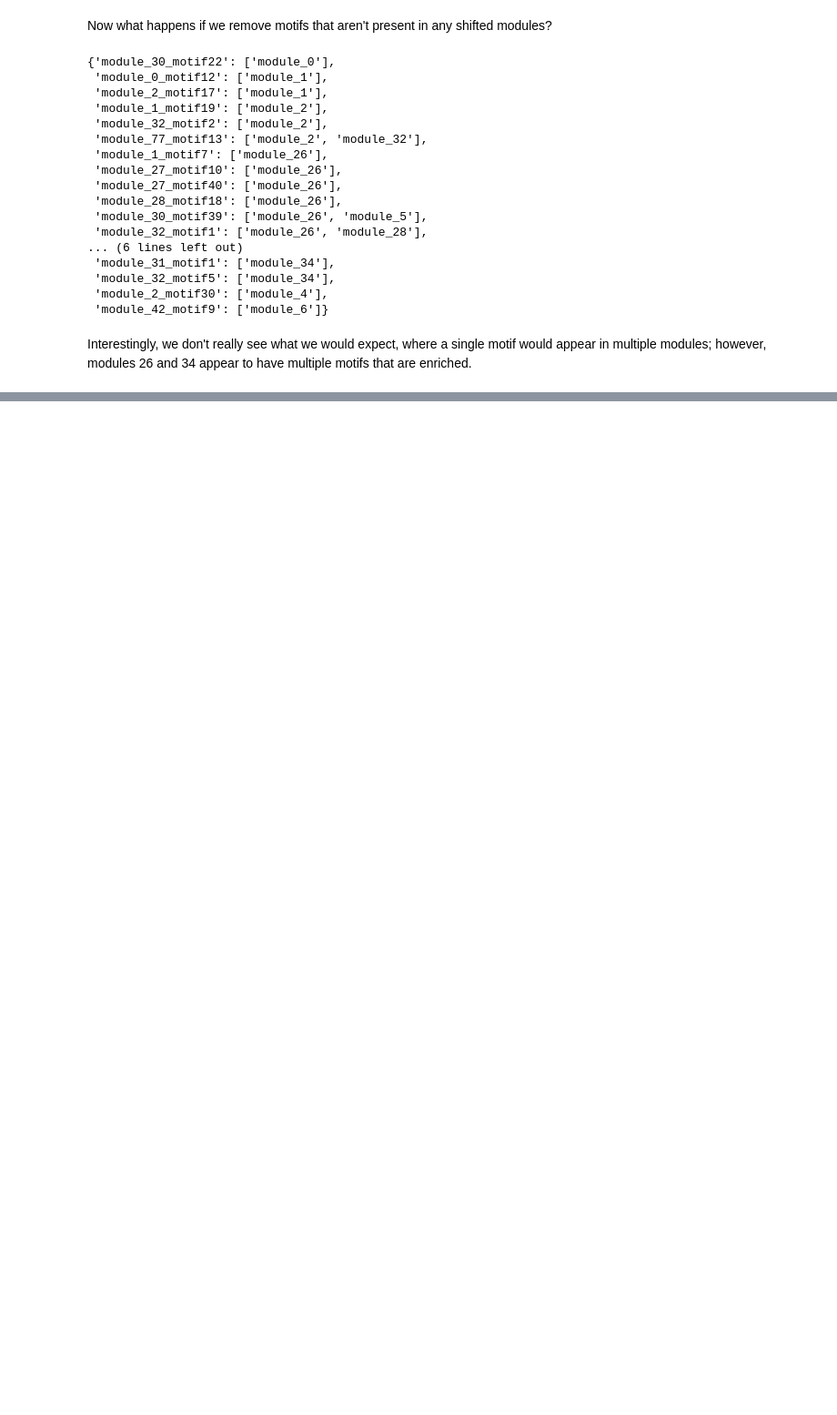
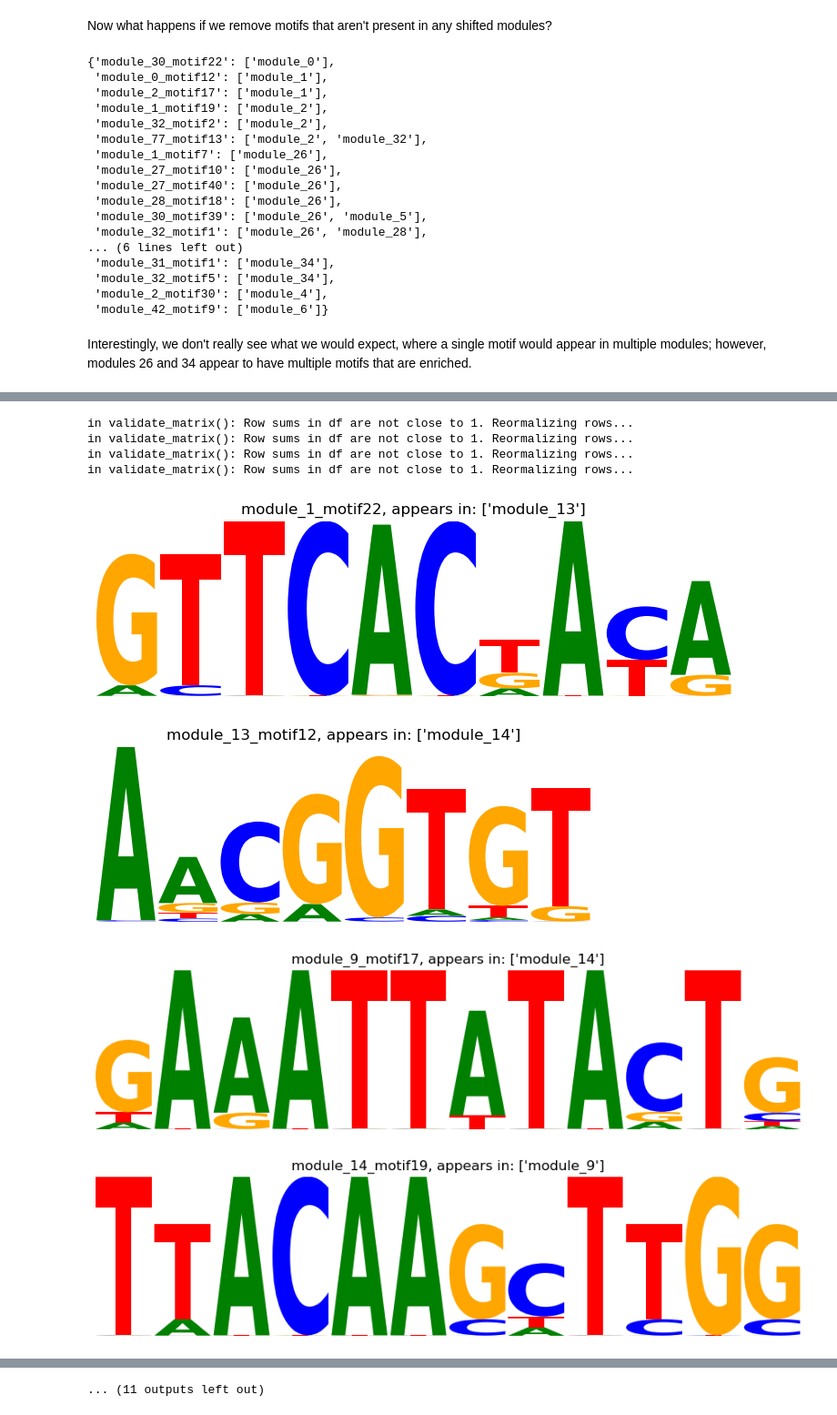
Before and after one commit to serenalotreck/rhythmic-potato, a Jupyter notebook: notebooks/checking_motif_overlap.ipynb, the cells around one changed output, grey strips where cells are left out. Shown at 91% size. Drawn from its saved outputs; the diff is of its cells as text; code cells hidden in the pictures; blank space fills up the shorter version.

Commit message:
Add logo plots fo identified motifs

```diff
--- a/notebooks/checking_motif_overlap.ipynb
+++ b/notebooks/checking_motif_overlap.ipynb
@@ -274,0 +352,6 @@ Interestingly, we don't really see what we would expect, where a single motif wo
+# %%
+motifs_sig_in_all_new_names = {}
+for motif, modules in motifs_sig_in_all.items():
+    new_motif_name = 'module_' + str(module_mapper[int(motif.split('_')[1])]) + '_' + motif.split('_')[2]
+    new_module_names = ['module_' + str(module_mapper[int(mod.split('_')[1])]) for mod in modules]
+    motifs_sig_in_all_new_names[new_motif_name] = new_module_names
@@ -274,0 +390,48 @@ Interestingly, we don't really see what we would expect, where a single motif wo
+# %%
+def load_binding(path, remove=True):
+    # From Ann
+    # path should be to a file in the HOMER motif format, which is tab-separated
+    # the first row is a header (ignored)
+    # the rest are the position weights for A, C, G, and T
+    # "remove" (the fifth column) is empty; if your file doesn't have this, set remove to False
+    cols = ["A","C","G","T"]
+    if remove == True:
+        cols.append("remove")
+    df = pd.read_csv(path, sep="\t", header=None,skiprows=1,names=cols)
+    if remove == True:
+        df = df.drop("remove", axis=1)
+    df.reset_index(names="position", inplace=True)
+    return df
+
+def make_logo(motif, motif_name, appears_in):
+    # From Ann
+    # motif is a df with the columns of "A" "C" "G" and "T"
+    # optional columns include "position"
+    if "position" in motif.columns:
+        motif.set_index("position", inplace=True)
+    num_bases = int(motif.index.max())
+    # print(num_bases)
+    motif_t = logomaker.transform_matrix(motif, from_type="probability", to_type="information")
+    logo = logomaker.Logo(motif_t, figsize=(num_bases, 2.5))
+    ax = plt.gca()
+    ax.axis("off")
+    ax.set_title(f'{motif_name}, appears in: {appears_in}')
+# %%
+for motif, appears_in in motifs_of_interest.items():
+    mod = '_'.join(motif.split('_')[:2])
+    motif_base = motif.split('_')[-1]
+    # Get the binding
+    motif_rep = load_binding(f'../data/outputs/ATL_CND_ShD_Leaf_timey_backgrounds/ATL_ShD_Leaf_vs_CND_ShD_Leaf/{mod}/CND/homerResults/{motif_base}.motif')
+    # Plot
+    motif_title = 'module_' + str(module_mapper[int(motif.split('_')[1])]) + '_' + motif.split('_')[2]
+    appears_in_new = [f'module_{module_mapper[int(m.split("_")[1])]}' for m in appears_in]
+    make_logo(motif_rep, motif_title, appears_in_new)
+# %% [output]
+in validate_matrix(): Row sums in df are not close to 1. Reormalizing rows...
+in validate_matrix(): Row sums in df are not close to 1. Reormalizing rows...
+in validate_matrix(): Row sums in df are not close to 1. Reormalizing rows...
+in validate_matrix(): Row sums in df are not close to 1. Reormalizing rows...
+[figure, added]
+[figure, added]
+[figure, added]
+[figure, added]
@@ -274,0 +445 @@ Interestingly, we don't really see what we would expect, where a single motif wo
+... (11 outputs left out)
```
Also changed, not shown: parts of 22 cells of this notebook.
